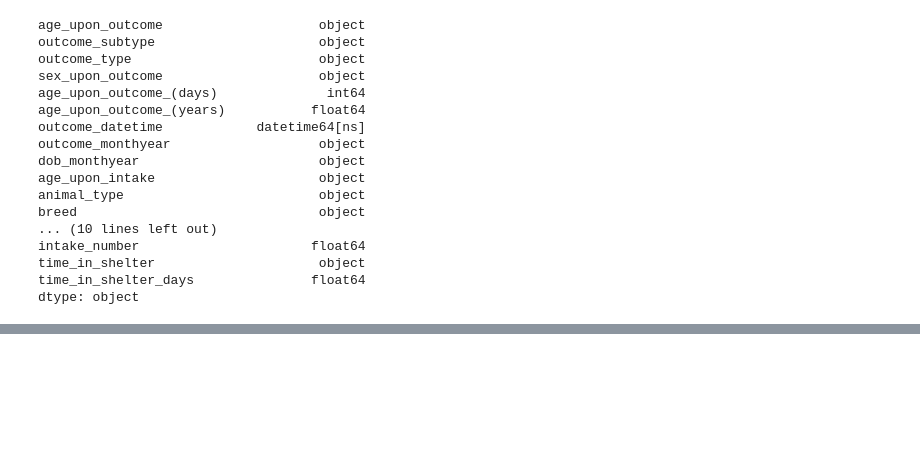
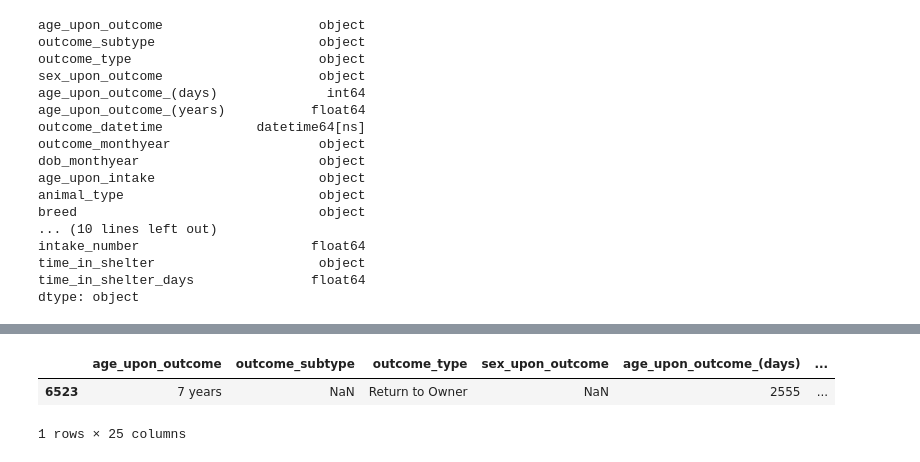
Before and after one commit to amandawhite013/CapstoneTwo, a Jupyter notebook: data_wrangling.ipynb, the cells around one changed output, grey strips where cells are left out. Saved outputs shown, nothing was run; the diff lists cells and outputs as text; code cells hidden in the pictures; blank space fills up the shorter version.

```diff
--- a/data_wrangling.ipynb
+++ b/data_wrangling.ipynb
@@ -110,0 +133,6 @@ dtype: object
+# %%
+austin_data[austin_data['sex_upon_outcome'].isna()]
+# %% [output]
+|  | age_upon_outcome | outcome_subtype | outcome_type | sex_upon_outcome | age_upon_outcome_(days) | ... |
+| 6523 | 7 years | NaN | Return to Owner | NaN | 2555 | ... |
+1 rows × 25 columns
```
Also changed, not shown: parts of 13 cells of this notebook.
